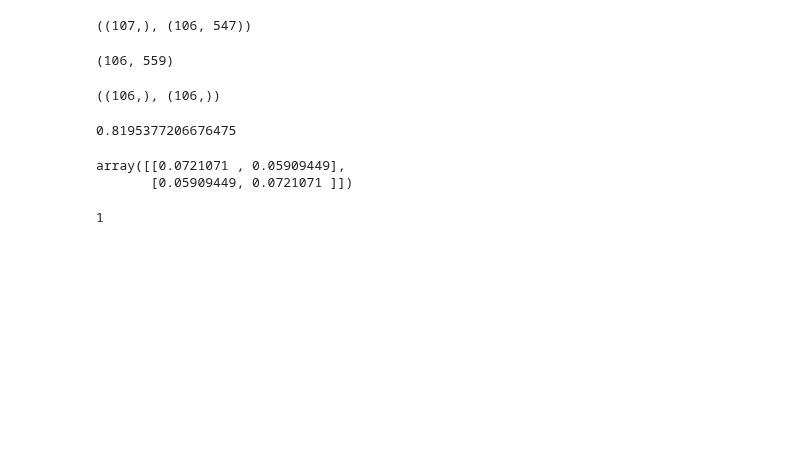
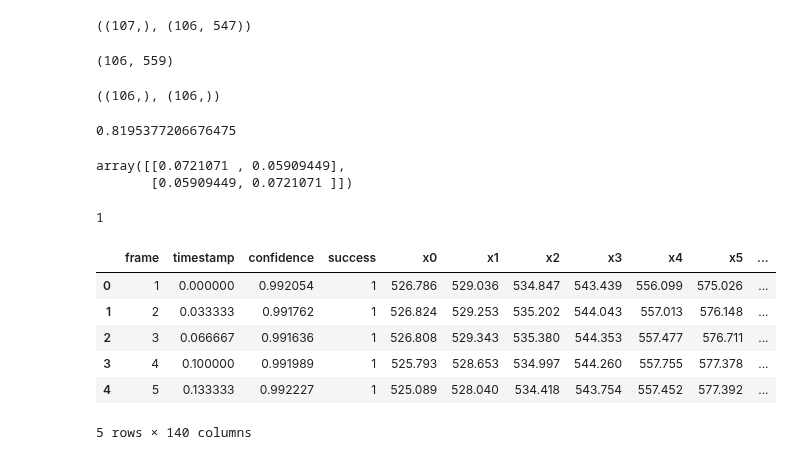
Before and after one commit to LouisYZK/dds-avec2019, a Jupyter notebook: explore.ipynb, the cells around one changed output. Cells and saved outputs as stored; diff of their text form; code cells hidden in the pictures; blank space fills up the shorter version.

```diff
--- a/explore.ipynb
+++ b/explore.ipynb
@@ -166,3 +166,16 @@ array([[0.0721071 , 0.05909449],
 (1-2)**2
 # %% [output]
 1
+# %%
+dir_v = config.data_dir + 'avec/301_P/' + '301_CLNF_features.txt'
+df_v = pd.read_csv(dir_v, header=0)
+# %%
+df_v.head()
+# %% [output]
+|  | frame | timestamp | confidence | success | x0 | x1 | x2 | x3 | x4 | x5 | ... |
+| 0 | 1 | 0.000000 | 0.992054 | 1 | 526.786 | 529.036 | 534.847 | 543.439 | 556.099 | 575.026 | ... |
+| 1 | 2 | 0.033333 | 0.991762 | 1 | 526.824 | 529.253 | 535.202 | 544.043 | 557.013 | 576.148 | ... |
+| 2 | 3 | 0.066667 | 0.991636 | 1 | 526.808 | 529.343 | 535.380 | 544.353 | 557.477 | 576.711 | ... |
+| 3 | 4 | 0.100000 | 0.991989 | 1 | 525.793 | 528.653 | 534.997 | 544.260 | 557.755 | 577.378 | ... |
+| 4 | 5 | 0.133333 | 0.992227 | 1 | 525.089 | 528.040 | 534.418 | 543.754 | 557.452 | 577.392 | ... |
+5 rows × 140 columns
```
Also changed, not shown: parts of 4 cells of this notebook, 3 other files.
